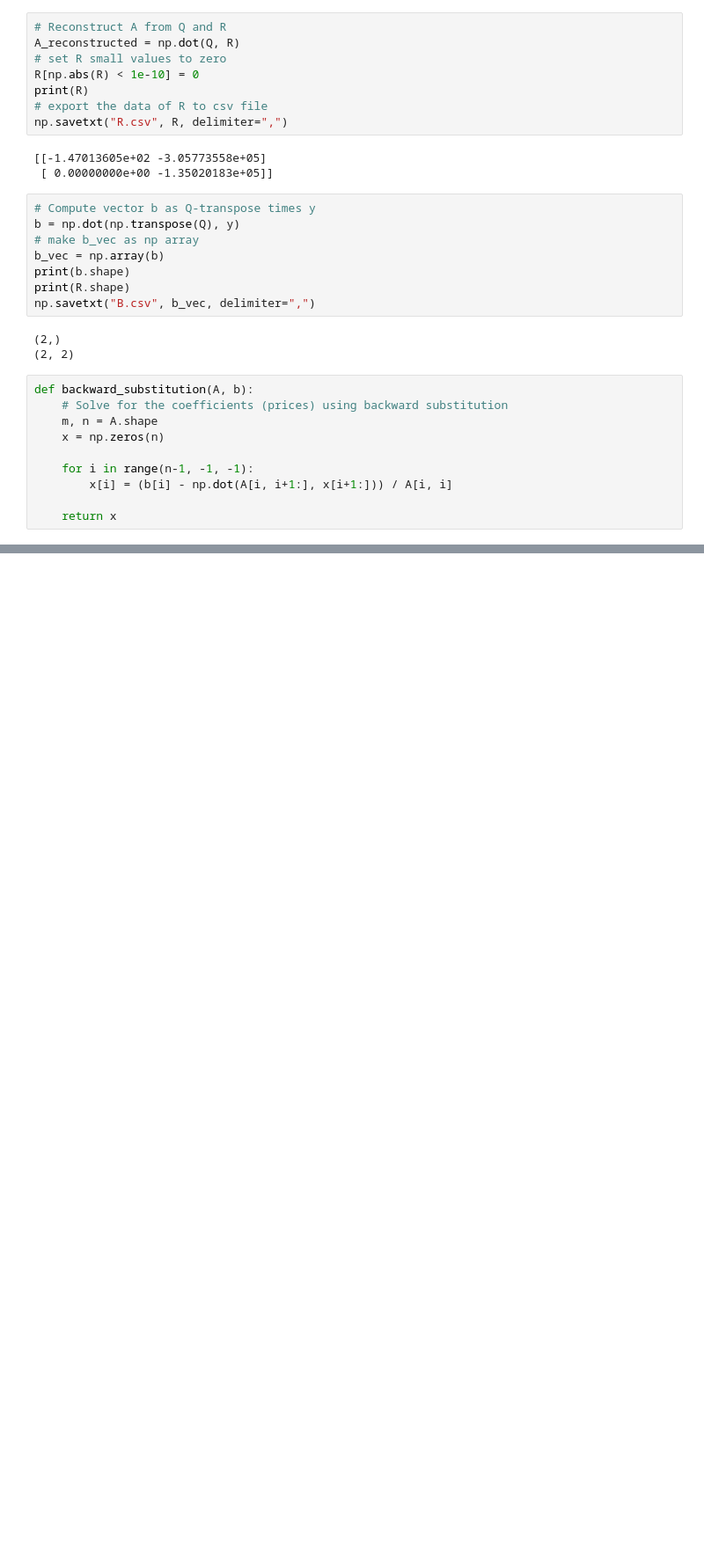
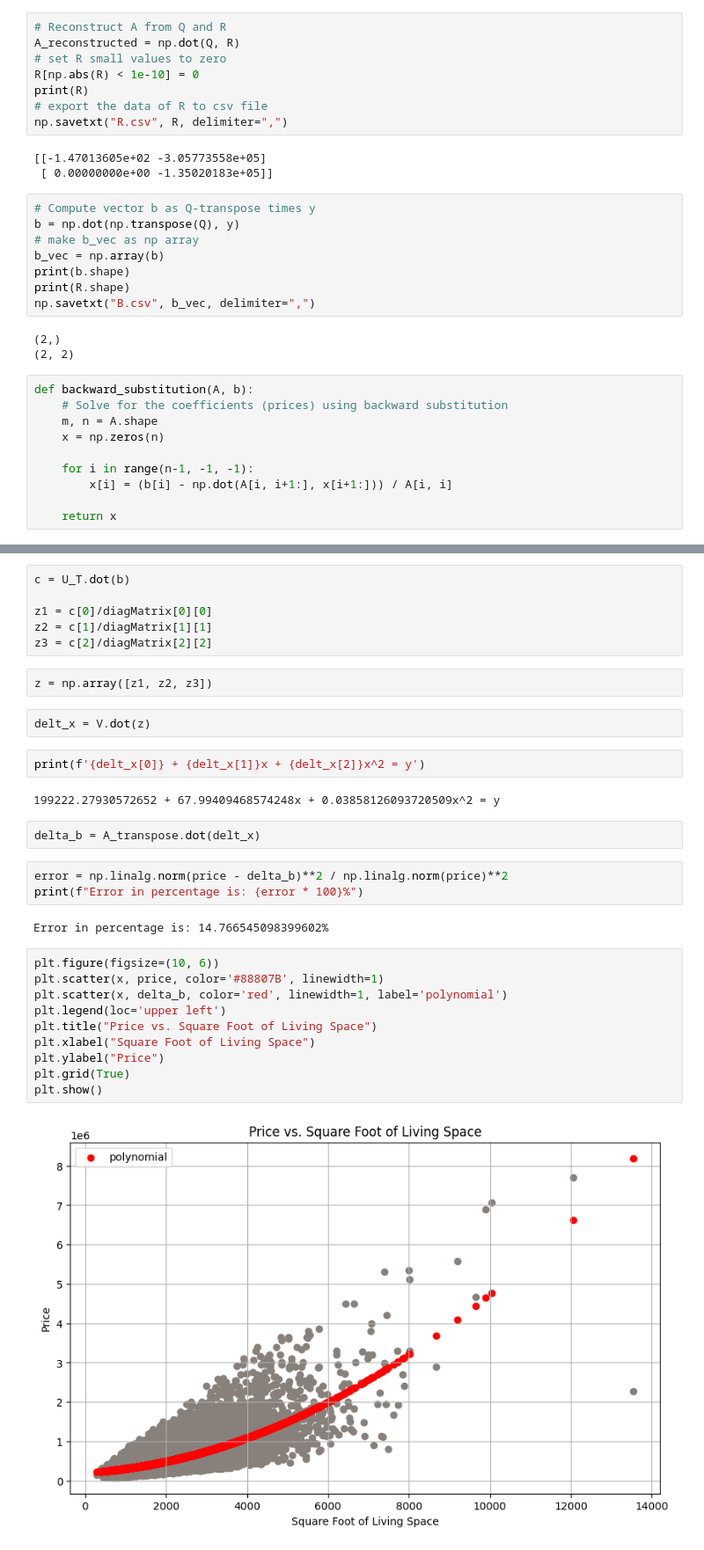
Before and after one commit to AbdulrhmanKhormi/math-project, a Jupyter notebook: main.ipynb, the cells around one changed output, grey strips where cells are left out. Shown: that part at 88% size. Saved outputs shown, nothing was run; the diff lists cells and outputs as text; blank space fills up the shorter version.

```diff
--- a/main.ipynb
+++ b/main.ipynb
@@ -268,0 +299,33 @@ Error in percentage is: 14.766545098399602%
+# %%
+c = U_T.dot(b)
+
+z1 = c[0]/diagMatrix[0][0]
+z2 = c[1]/diagMatrix[1][1]
+z3 = c[2]/diagMatrix[2][2]
+# %%
+z = np.array([z1, z2, z3])
+# %%
+delt_x = V.dot(z)
+# %%
+print(f'{delt_x[0]} + {delt_x[1]}x + {delt_x[2]}x^2 = y')
+# %% [output]
+199222.27930572652 + 67.99409468574248x + 0.03858126093720509x^2 = y
+# %%
+delta_b = A_transpose.dot(delt_x)
+# %%
+error = np.linalg.norm(price - delta_b)**2 / np.linalg.norm(price)**2
+print(f"Error in percentage is: {error * 100}%")
+# %% [output]
+Error in percentage is: 14.766545098399602%
+# %%
+plt.figure(figsize=(10, 6))
+plt.scatter(x, price, color='#88807B', linewidth=1)
+plt.scatter(x, delta_b, color='red', linewidth=1, label='polynomial')
+plt.legend(loc='upper left')
+plt.title("Price vs. Square Foot of Living Space")
+plt.xlabel("Square Foot of Living Space")
+plt.ylabel("Price")
+plt.grid(True)
+plt.show()
+# %% [output]
+[figure, added]
```
Also changed, not shown: parts of 33 cells of this notebook.
